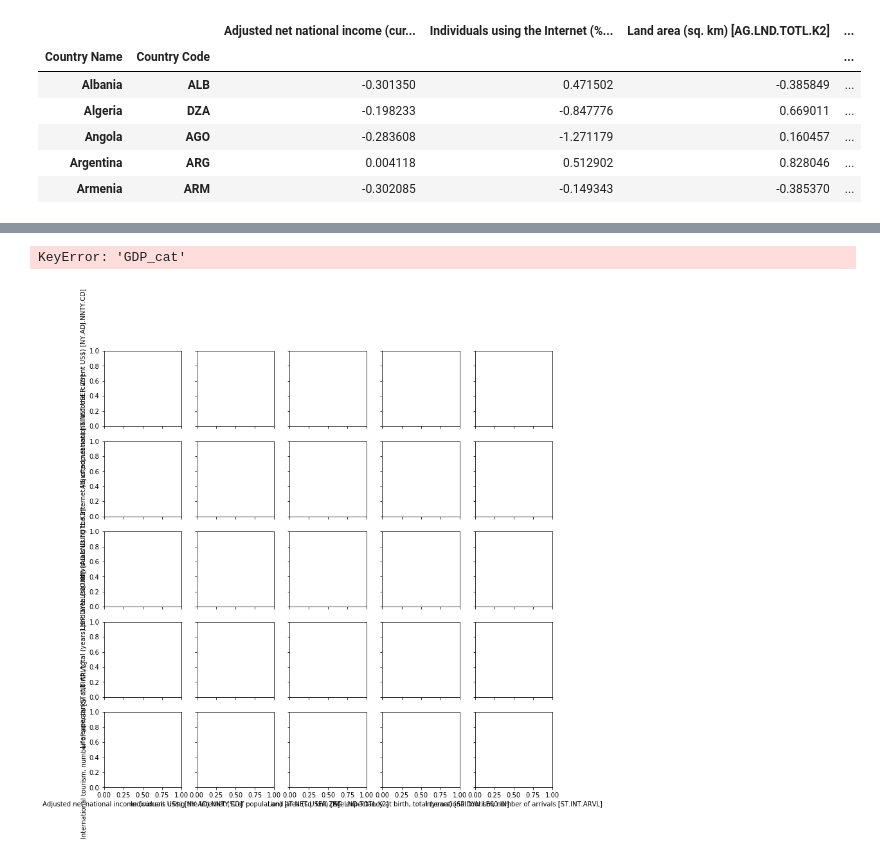
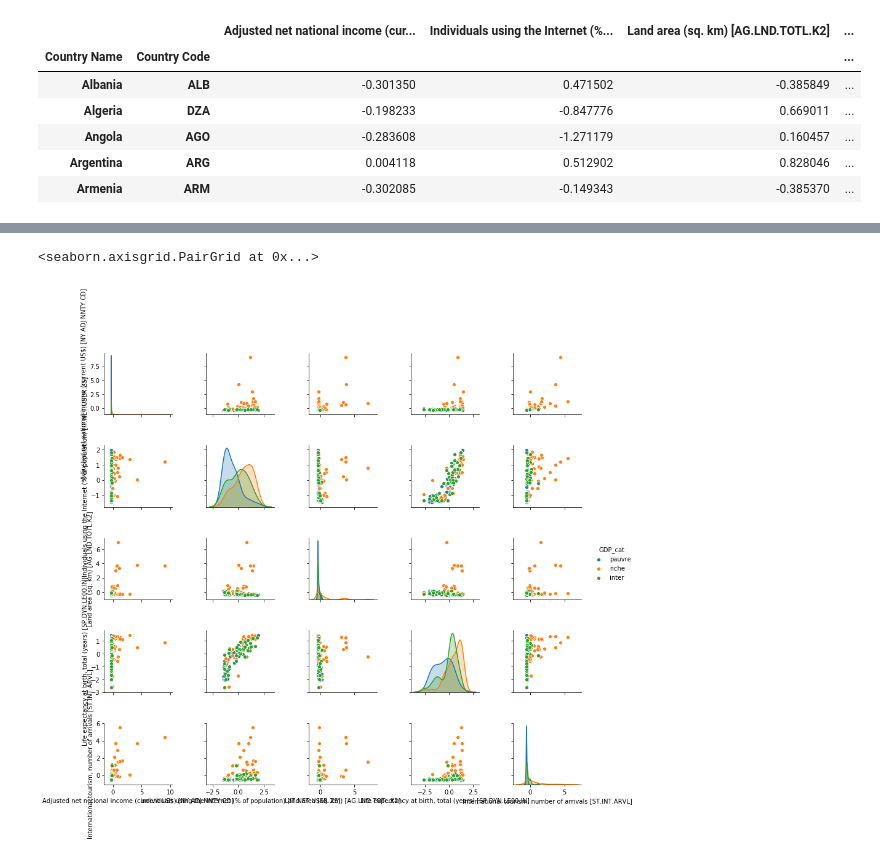
Before and after one commit to Pac0S/projet_IA, a Jupyter notebook: projet_IA.ipynb, the cells around one changed output, grey strips where cells are left out. Drawn from its saved outputs; the diff is of its cells as text; code cells hidden in the pictures.

```diff
--- a/projet_IA.ipynb
+++ b/projet_IA.ipynb
@@ -204,5 +217,5 @@ ValueError: Could not interpret input 'Food exports (% of merchandise exports) [
 # %%
-sns.pairplot(data=df_km, hue="GDP_cat")
+sns.pairplot(data=normalized_df_km, hue="GDP_cat")
 # %% [output]
-KeyError: 'GDP_cat'
+<seaborn.axisgrid.PairGrid at 0x...>
-[figure, old version]
+[figure, new version]
```
Also changed, not shown: parts of 21 cells of this notebook.
